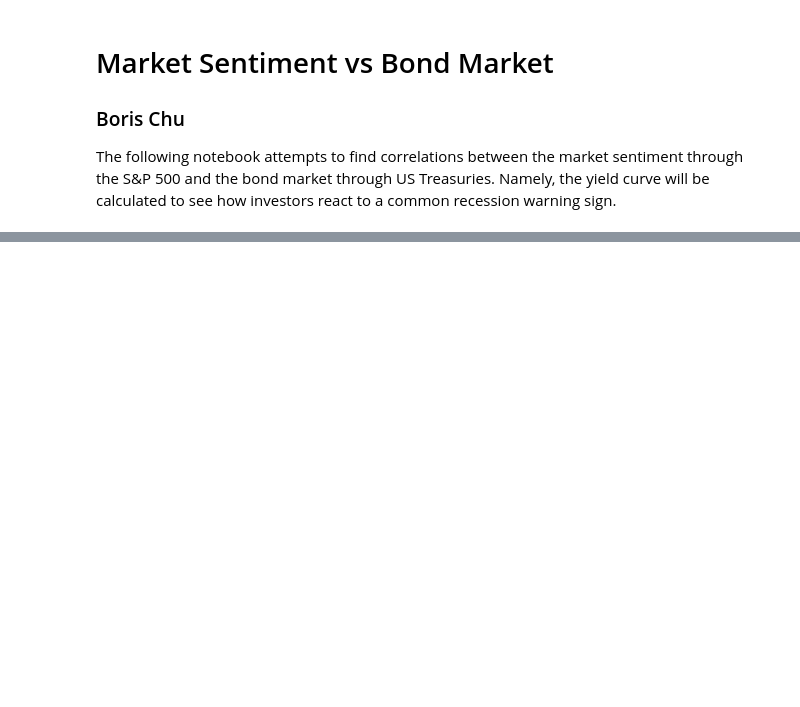
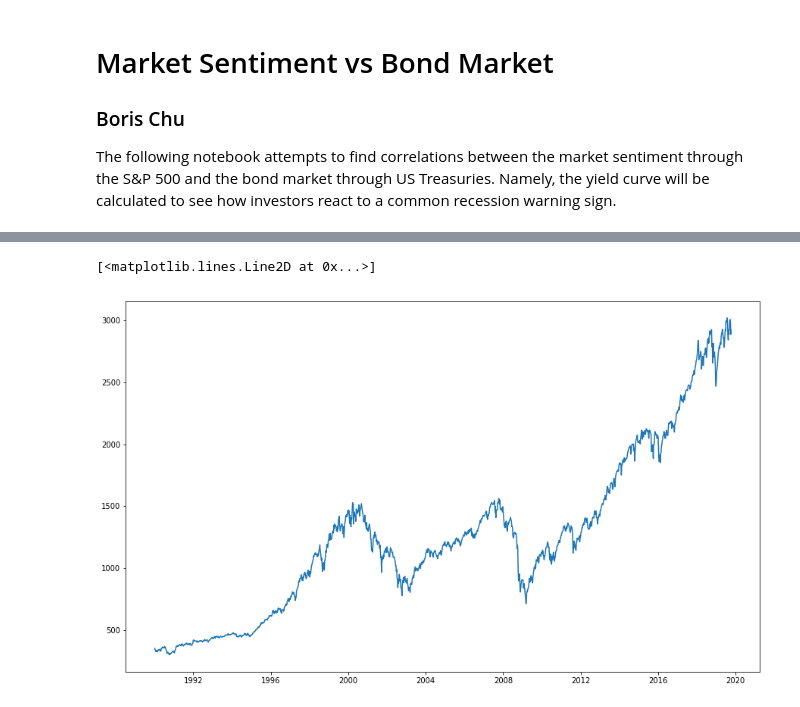
Before and after one commit to borischu/Market-Sentiment-vs-Bond-Market, a Jupyter notebook: Market Sentiment vs Bond Market.ipynb, the cells around one changed output, grey strips where cells are left out. Cells and saved outputs as stored; diff of their text form; code cells hidden in the pictures; blank space fills up the shorter version.

```diff
--- a/Market Sentiment vs Bond Market.ipynb
+++ b/Market Sentiment vs Bond Market.ipynb
@@ -44,0 +63,10 @@ plt.show()
+# %%
+# yield_curve = pd.DataFrame({'date':yield_curve.index, '10YR-2YR':yield_curve.values})
+# yield_curve['inverted'] = ["Yes" if curve < 0 else "No" for curve in yield_curve["10YR-2YR"]]
+# df.join(yield_curve, on="Date"
+df["10YR-2YR"] = df["10 YR"] - df["2 YR"]
+df['Inverted'] = ["Yes" if curve < 0 else "No" for curve in df["10YR-2YR"]]
+plt.plot(df['S&P 500 Weekly Close'])
+# %% [output]
+[<matplotlib.lines.Line2D at 0x...>]
+[figure, added]
```
Also changed, not shown: parts of 4 cells of this notebook.
